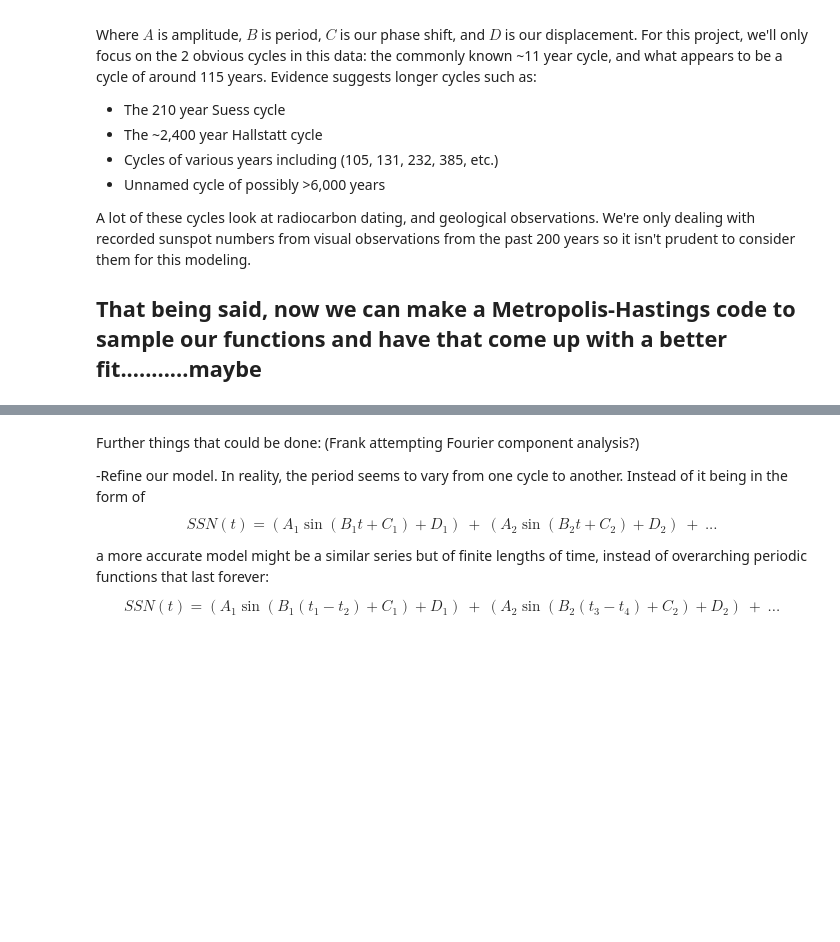
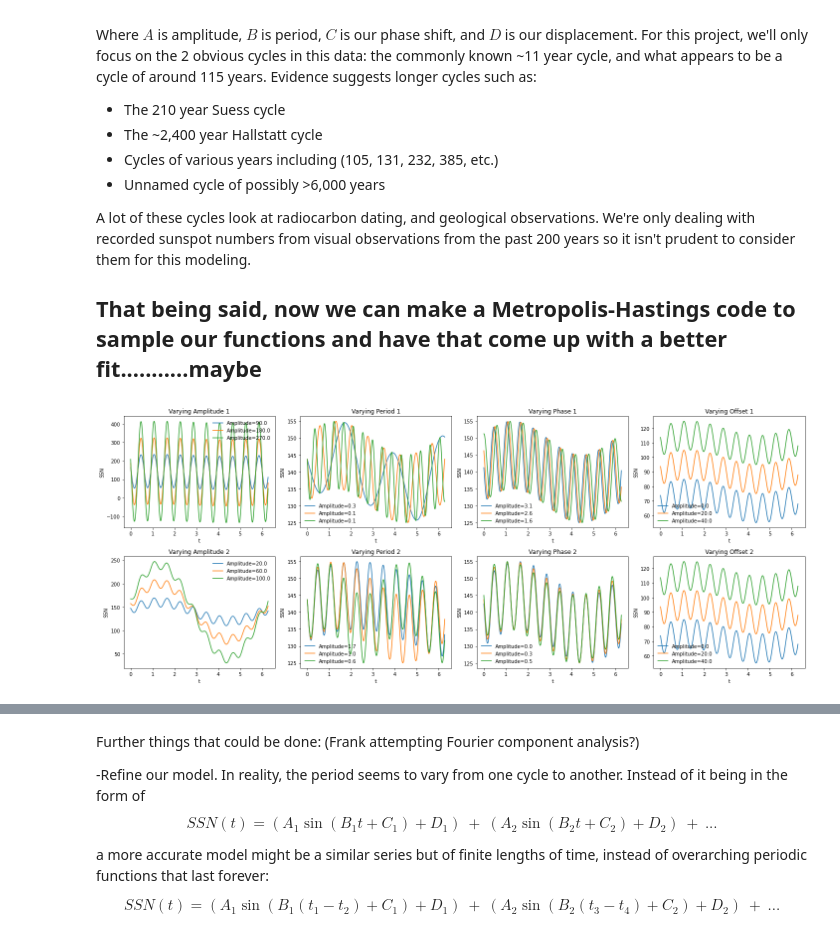
Before and after one commit to christandoi/ast596fds-final, a Jupyter notebook: chris_notebook.ipynb, the cells around one changed output, grey strips where cells are left out. Saved outputs shown, nothing was run; the diff lists cells and outputs as text; code cells hidden in the pictures; blank space fills up the shorter version.

Commit message:
model complete, visualization of parameters changing

```diff
--- a/chris_notebook.ipynb
+++ b/chris_notebook.ipynb
@@ -93,3 +93,89 @@ Where $A$ is amplitude, $B$ is period, $C$ is our phase shift, and $D$ is our di
 A lot of these cycles look at radiocarbon dating, and geological observations. We're only dealing with recorded sunspot numbers from visual observations from the past 200 years so it isn't prudent to consider them for this modeling.
 
 ## That being said, now we can make a Metropolis-Hastings code to sample our functions and have that come up with a better fit...........maybe
+# %%
+#create our model
+def ssn_model(A1, B1, C1, D1, A2, B2, C2, D2, timeseries):
+    arg1 = [date/B1 + C1 for date in timeseries]
+    sine1 = A1 * np.sin(arg1) + D1
+    arg2 = [date/B2 + C2 for date in timeseries]
+    sine2 = A2 * np.sin(arg2) + D2
+    return sine1 + sine2
+
+#for posterity's sake, we'll copy G's HW4 solution of visualizing how changing each parameter affects the overall structure
+#i already spent time doing this by hand above to fine tune parameters, but this will be good to show for others
+#LOOK AT YOUR DATA!
+
+datestest = np.arange(0,2*np.pi,.01)
+atest1 = 10
+atest2 = 5
+btest1 = (len(datestest)/360) / 18.33
+btest2 = (len(datestest)/360) / 1.75
+ctest1 =  np.pi - np.arcsin(0.25)
+ctest2 =  np.arcsin(0.25)
+dtest1 = 70
+dtest2 = 70
+
+fig, axs = plt.subplots(nrows=2, ncols=4, sharex=False, figsize=(20, 8))
+ax1, ax2, ax3, ax4 = axs[0]
+ax5, ax6, ax7, ax8 = axs[1]
+
+for A1x in [90, 180, 270]:
+    ax1.plot(datestest, ssn_model(A1x, btest1, ctest1, dtest1, atest2, btest2, ctest2, dtest2, datestest), label=f'Amplitude={A1x:.1f}')
+ax1.legend(frameon=False)
+ax1.set_xlabel('t')
+ax1.set_ylabel('SSN')
+ax1.set_title('Varying Amplitude 1')
+
+for B1x in [(len(datestest)/360)/5, (len(datestest)/360)/15, (len(datestest)/360)/25]:
+    ax2.plot(datestest, ssn_model(atest1, B1x, ctest1, dtest1, atest2, btest2, ctest2, dtest2, datestest), label=f'Amplitude={B1x:.1f}')
+ax2.legend(frameon=False)
+ax2.set_xlabel('t')
+ax2.set_ylabel('SSN')
+ax2.set_title('Varying Period 1')
+
+for C1x in [np.pi - np.arcsin(0), np.pi - np.arcsin(0.5), np.pi - np.arcsin(1)]:
+    ax3.plot(datestest, ssn_model(atest1, btest1, C1x, dtest1, atest2, btest2, ctest2, dtest2, datestest), label=f'Amplitude={C1x:.1f}')
+ax3.legend(frameon=False)
+ax3.set_xlabel('t')
+ax3.set_ylabel('SSN')
+ax3.set_title('Varying Phase 1')
+
+for D1x in [0, 20, 40]:
+    ax4.plot(datestest, ssn_model(atest1, btest1, ctest1, D1x, atest2, btest2, ctest2, dtest2, datestest), label=f'Amplitude={D1x:.1f}')
+ax4.legend(frameon=False)
+ax4.set_xlabel('t')
+ax4.set_ylabel('SSN')
+ax4.set_title('Varying Offset 1')
+
+for A2x in [20, 60, 100]:
+    ax5.plot(datestest, ssn_model(atest1, btest1, ctest1, dtest1, A2x, btest2, ctest2, dtest2, datestest), label=f'Amplitude={A2x:.1f}')
+ax5.legend(frameon=False)
+ax5.set_xlabel('t')
+ax5.set_ylabel('SSN')
+ax5.set_title('Varying Amplitude 2')
+
+for B2x in [(len(datestest)/360)/1, (len(datestest)/360)/1.75, (len(datestest)/360)/3]:
+    ax6.plot(datestest, ssn_model(atest1, btest1, ctest1, dtest1, atest2, B2x, ctest2, dtest2, datestest), label=f'Amplitude={B2x:.1f}')
+ax6.legend(frameon=False)
+ax6.set_xlabel('t')
+ax6.set_ylabel('SSN')
+ax6.set_title('Varying Period 2')
+
+for C2x in [np.arcsin(0), np.arcsin(0.25), np.arcsin(0.5)]:
+    ax7.plot(datestest, ssn_model(atest1, btest1, ctest1, dtest1, atest2, btest2, C2x, dtest2, datestest), label=f'Amplitude={C2x:.1f}')
+ax7.legend(frameon=False)
+ax7.set_xlabel('t')
+ax7.set_ylabel('SSN')
+ax7.set_title('Varying Phase 2')
+
+for D2x in [0, 20, 40]:
+    ax8.plot(datestest, ssn_model(atest1, btest1, ctest1, dtest1, atest2, btest2, ctest2, D2x, datestest), label=f'Amplitude={D2x:.1f}')
+ax8.legend(frameon=False)
+ax8.set_xlabel('t')
+ax8.set_ylabel('SSN')
+ax8.set_title('Varying Offset 2')
+
+fig.tight_layout()
+# %% [output]
+[figure, added]
```
Also changed, not shown: parts of 1 cell of this notebook.
